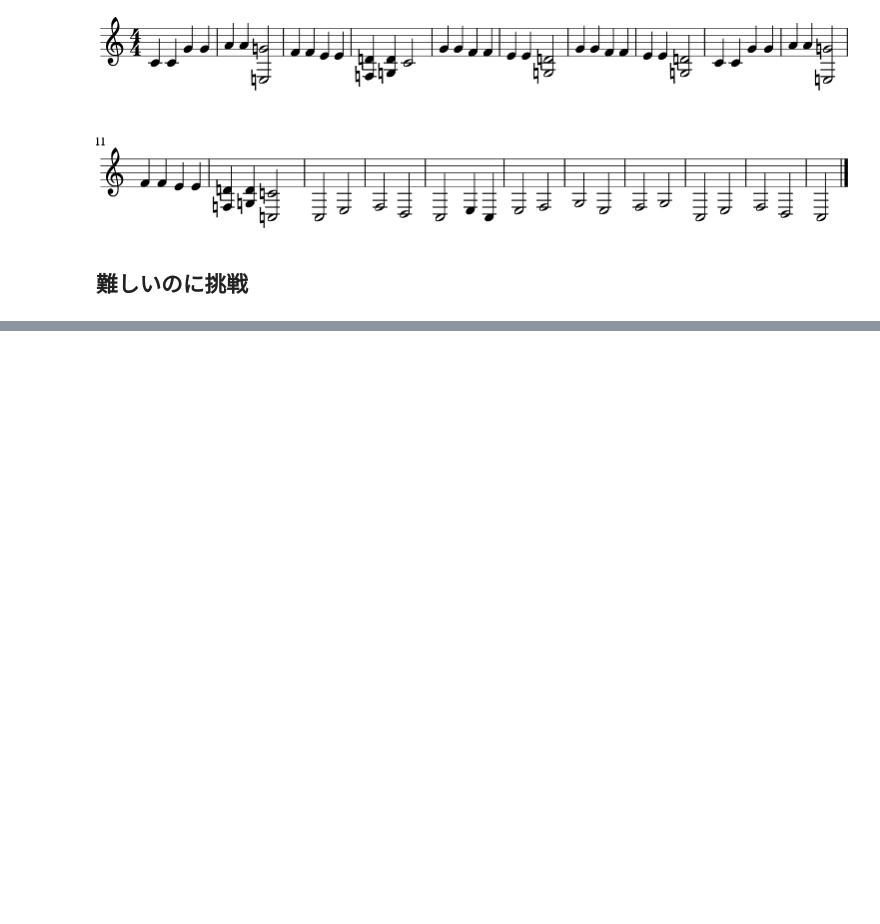
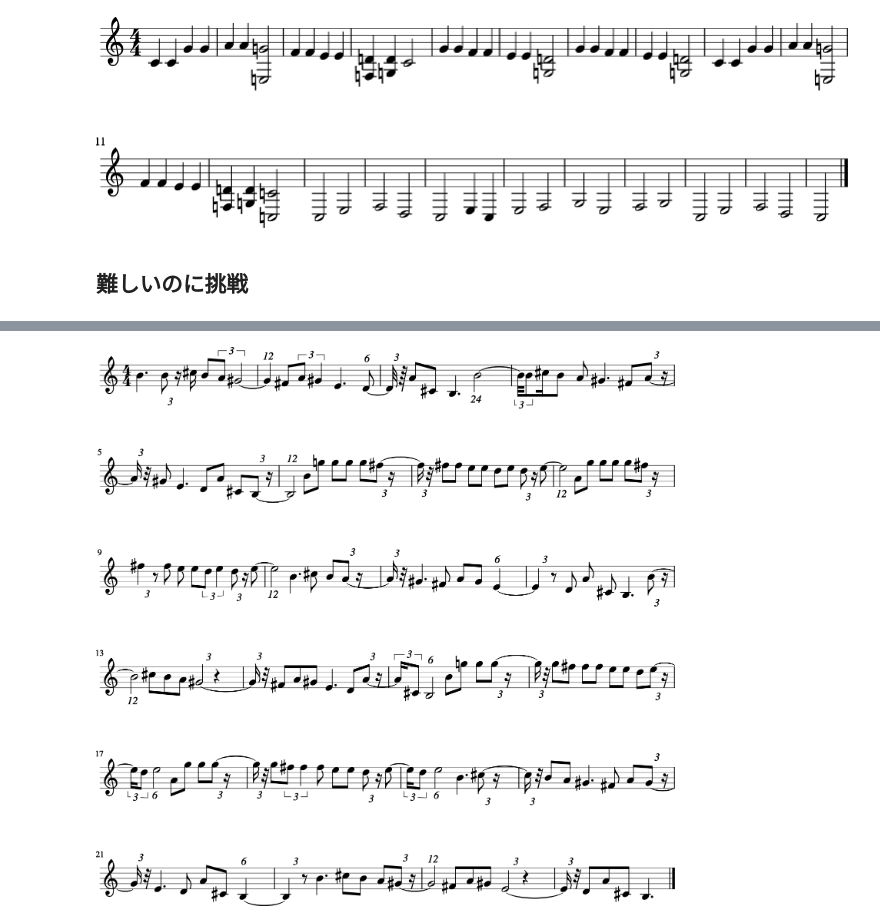
Before and after one commit to StudioIdenticalTwins/HTM-Beginners-Notebook, a Jupyter notebook: chapter-7/misic21-tutorial.ipynb, the cells around one changed output, grey strips where cells are left out. Cells and saved outputs as stored; diff of their text form; code cells hidden in the pictures; blank space fills up the shorter version.

```diff
--- a/chapter-7/misic21-tutorial.ipynb
+++ b/chapter-7/misic21-tutorial.ipynb
@@ -172,20 +212,22 @@ print(notes)
 # %%
 from music21 import *
 
-stream3 = stream.Stream()
+stream5 = stream.Stream()
 
-for n in range(len(notes)):
-    if type(notes[n][0]) ==list:
-        chordMidi =chord.Chord(notes[n][0])
-        noteLength=notes[n][1]
+for n in range(len(notes_2)):
+    if type(notes_2[n][0]) ==list:
+        chordMidi =chord.Chord(notes_2[n][0])
+        noteLength=notes_2[n][1]
         n = chord.Chord(chordMidi,quarterLength = noteLength)
     else:
-        noteMidi = notes[n][0]
-        noteLength=notes[n][1]
+        noteMidi = notes_2[n][0]
+        noteLength=notes_2[n][1]
         n = note.Note(midi=noteMidi,quarterLength = noteLength)
 
-    stream3.append(n)
+    stream5.append(n)
 
-#stream3.show()
-StreamPlayer=midi.realtime.StreamPlayer(stream3)
-StreamPlayer.play()
+stream5.show()
+#StreamPlayer=midi.realtime.StreamPlayer(stream5)
+#StreamPlayer.play()
+# %% [output]
+[figure, added]
```
Also changed, not shown: parts of 7 cells of this notebook, 3 other files.
